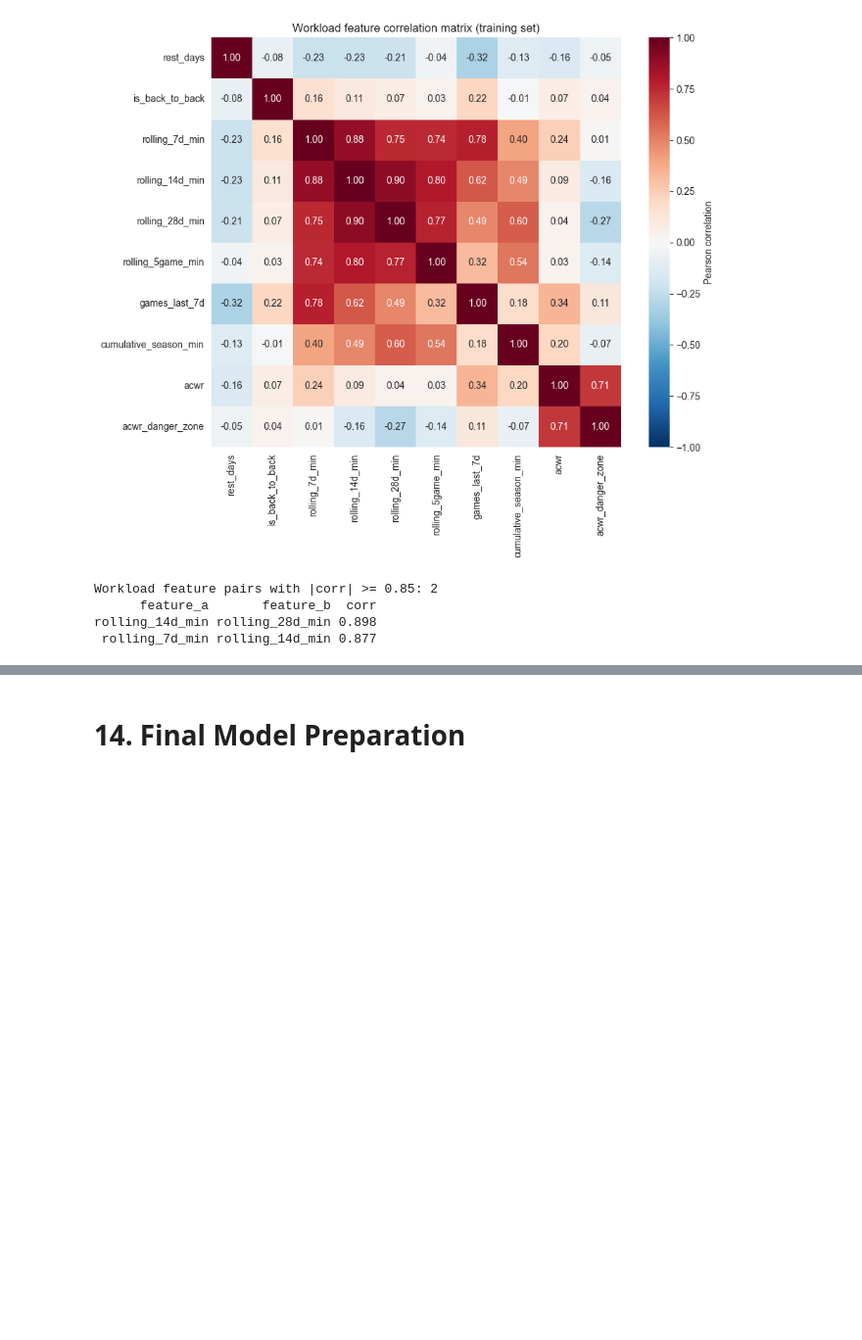
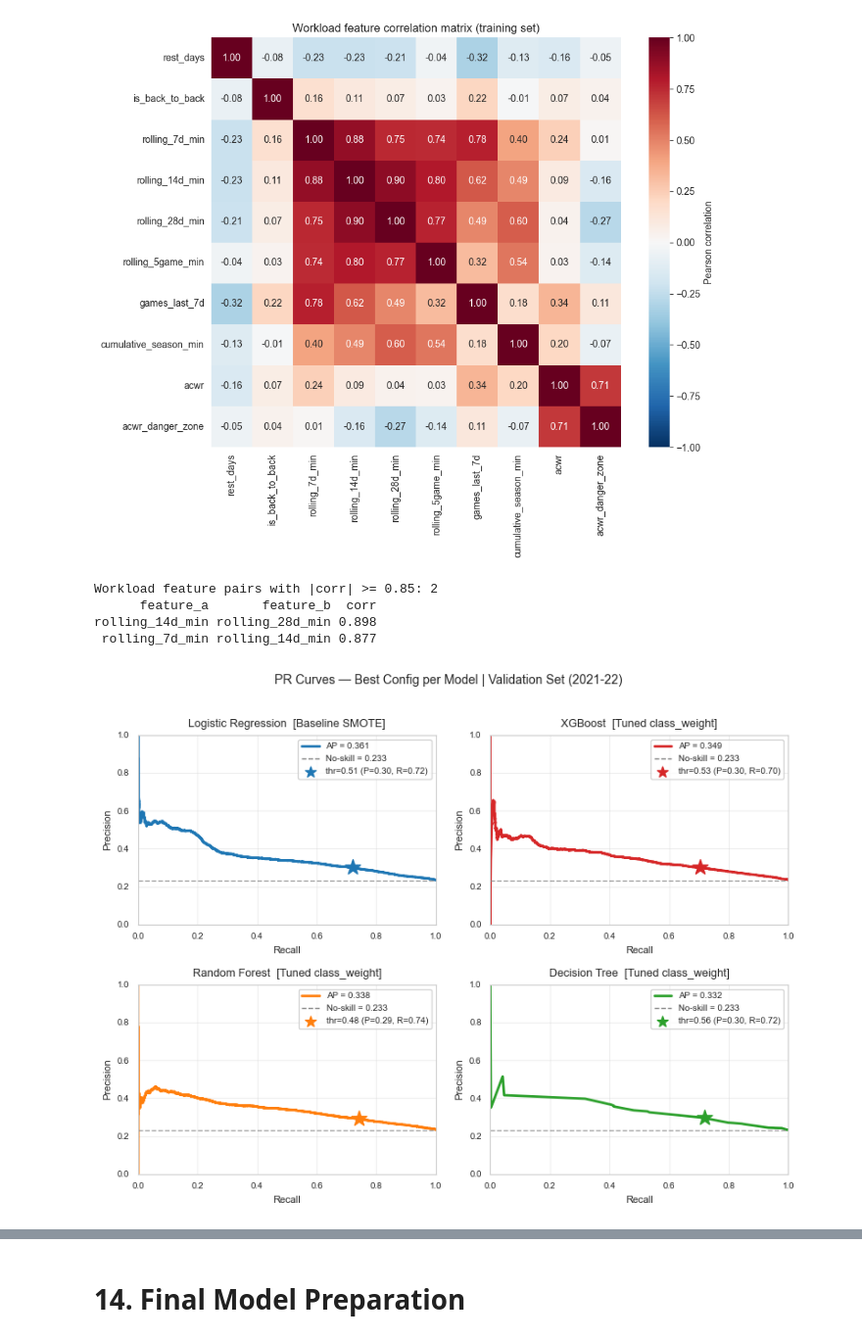
Before and after one commit to tumbrelpeanuts/nba-injury-risk, a Jupyter notebook: notebooks/05_modeling.ipynb, the cells around one changed output, grey strips where cells are left out. Shown at 98% size. Drawn from its saved outputs; the diff is of its cells as text; code cells hidden in the pictures; blank space fills up the shorter version.

```diff
--- a/notebooks/05_modeling.ipynb
+++ b/notebooks/05_modeling.ipynb
@@ -1079,3 +1099,100 @@ Workload feature pairs with |corr| >= 0.85: 2
       feature_a       feature_b  corr
 rolling_14d_min rolling_28d_min 0.898
  rolling_7d_min rolling_14d_min 0.877
+# %%
+# =============================================================================
+# PR Curves — Best configuration per model, Validation Set (2021-22)
+# 2x2 grid, one panel per model
+# =============================================================================
+
+from sklearn.metrics import precision_recall_curve, average_precision_score
+import matplotlib.pyplot as plt
+import numpy as np
+
+positive_base_rate = y_val.mean()
+
+MODEL_COLORS = {
+    "LogisticRegression": "#1f77b4",
+    "DecisionTree":       "#2ca02c",
+    "RandomForest":       "#ff7f0e",
+    "XGBoost":            "#d62728",
+}
+
+best_per_model = {
+    "Logistic Regression": {
+        "y_proba":        smote_results["LogisticRegression"]["y_proba"],
+        "config":         "Baseline SMOTE",
+        "best_threshold": find_best_f1_threshold(
+            y_val, smote_results["LogisticRegression"]["y_proba"]
+        )[0],
+        "color":          MODEL_COLORS["LogisticRegression"],
+    },
+    "XGBoost": {
+        "y_proba":        tuned_val_results["XGBoost"]["y_proba"],
+        "config":         "Tuned class_weight",
+        "best_threshold": tuned_val_results["XGBoost"]["best_threshold"],
+        "color":          MODEL_COLORS["XGBoost"],
+    },
+    "Random Forest": {
+        "y_proba":        tuned_val_results["RandomForest"]["y_proba"],
+        "config":         "Tuned class_weight",
+        "best_threshold": tuned_val_results["RandomForest"]["best_threshold"],
+        "color":          MODEL_COLORS["RandomForest"],
+    },
+    "Decision Tree": {
+        "y_proba":        tuned_val_results["DecisionTree"]["y_proba"],
+        "config":         "Tuned class_weight",
+        "best_threshold": tuned_val_results["DecisionTree"]["best_threshold"],
+        "color":          MODEL_COLORS["DecisionTree"],
+    },
+}
+
+fig, axes = plt.subplots(2, 2, figsize=(8, 6))
+axes = axes.flatten()
+
+for ax, (name, info) in zip(axes, best_per_model.items()):
+    y_proba  = info["y_proba"]
+    best_thr = info["best_threshold"]
+    color    = info["color"]
+
+    precision, recall, thresholds = precision_recall_curve(y_val, y_proba)
+    ap = average_precision_score(y_val, y_proba)
+    _, best_f1, best_p, best_r = find_best_f1_threshold(y_val, y_proba)
+
+    ax.plot(recall, precision, color=color, linewidth=2)
+    ax.axhline(positive_base_rate, color="gray", linestyle="--",
+               linewidth=1, alpha=0.7)
+
+    # F1-optimal operating point
+    thr_idx = int(np.argmin(np.abs(thresholds - best_thr)))
+    ax.scatter(recall[thr_idx], precision[thr_idx],
+               color=color, marker="*", s=160, zorder=5)
+
+    ax.set_title(f"{name}  [{info['config']}]", fontsize=9)
+    ax.set_xlabel("Recall", fontsize=8)
+    ax.set_ylabel("Precision", fontsize=8)
+    ax.tick_params(labelsize=7)
+    ax.set_xlim(0, 1)
+    ax.set_ylim(0, 1)
+    ax.grid(True, alpha=0.3)
+
+    ax.legend(
+        handles=[
+            plt.Line2D([0], [0], color=color, linewidth=2,
+                       label=f"AP = {ap:.3f}"),
+            plt.Line2D([0], [0], color="gray", linestyle="--", linewidth=1,
+                       label=f"No-skill = {positive_base_rate:.3f}"),
+            plt.scatter([], [], marker="*", color=color, s=80,
+                        label=f"thr={best_thr:.2f} (P={best_p:.2f}, R={best_r:.2f})"),
+        ],
+        fontsize=7, loc="upper right", framealpha=0.8,
+    )
+
+fig.suptitle(
+    "PR Curves — Best Config per Model | Validation Set (2021-22)",
+    fontsize=10, y=1.01,
+)
+plt.tight_layout()
+plt.show()
+# %% [output]
+[figure, added]
```
Also changed, not shown: parts of 11 cells of this notebook.
